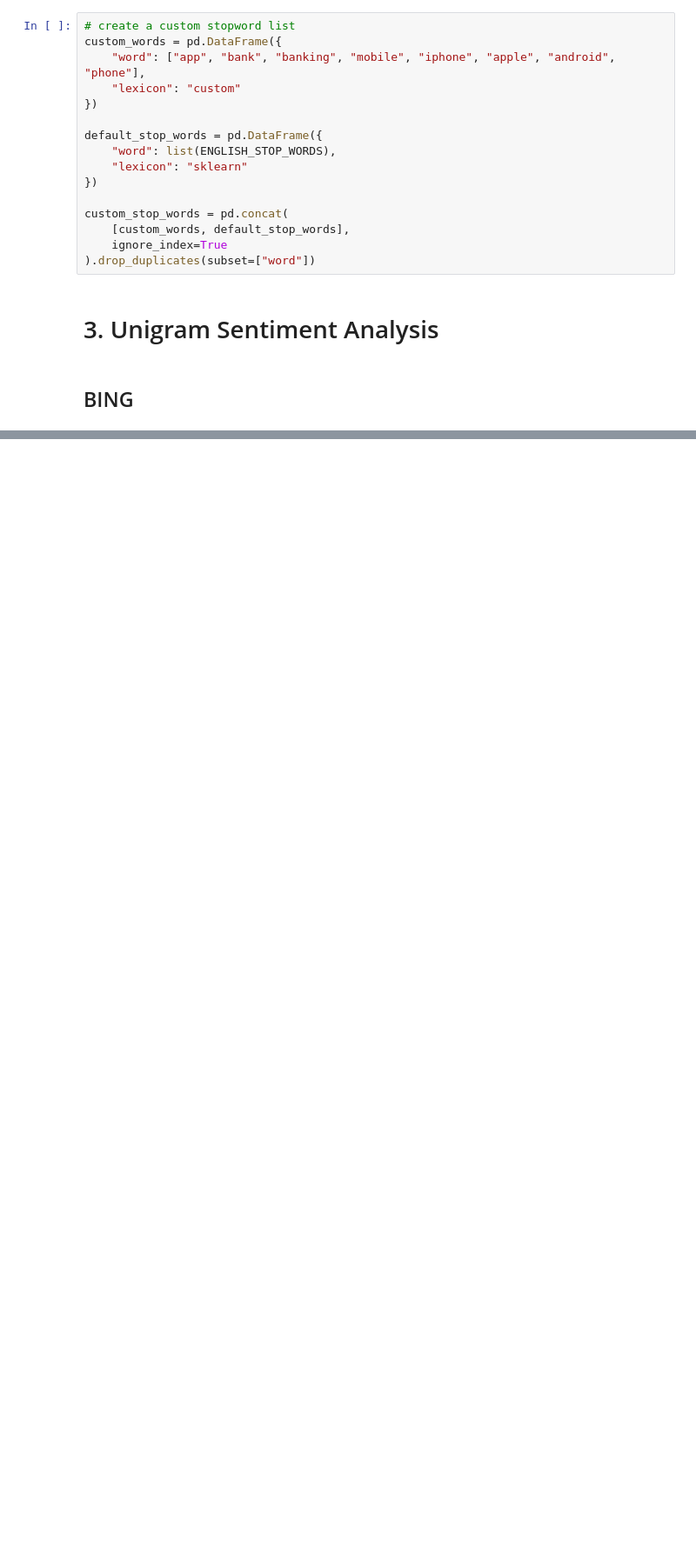
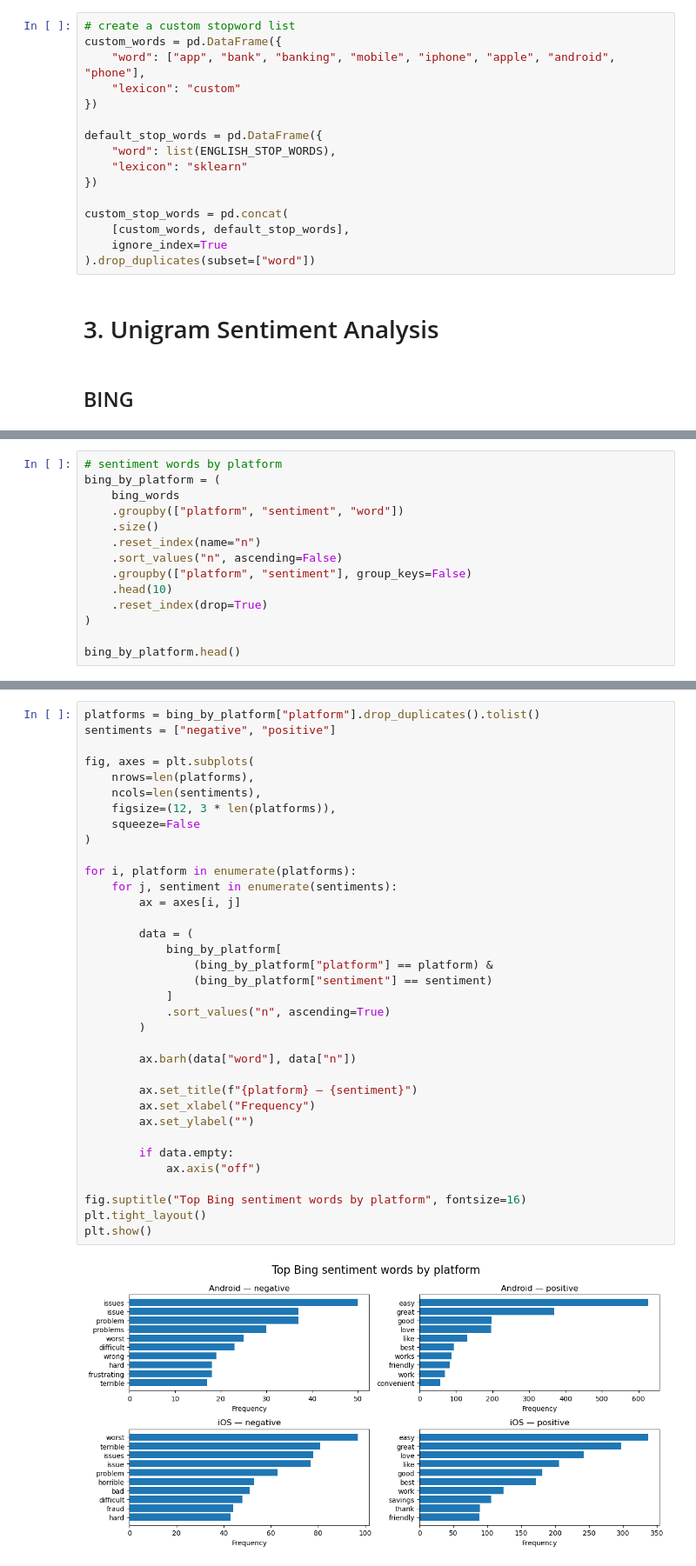
Before and after one commit to dpchi12/sentiment-analysis-for-banks-mobile-app-review, a Jupyter notebook: Model (new data)/new_data_sentiment_analysis.ipynb, the cells around one changed output, grey strips where cells are left out. Shown at 87% size. Cells and saved outputs as stored; diff of their text form; blank space fills up the shorter version.

```diff
--- a/Model (new data)/new_data_sentiment_analysis.ipynb
+++ b/Model (new data)/new_data_sentiment_analysis.ipynb
@@ -74,0 +352,14 @@ custom_stop_words = pd.concat(
+# %%
+# sentiment words by platform
+bing_by_platform = (
+    bing_words
+    .groupby(["platform", "sentiment", "word"])
+    .size()
+    .reset_index(name="n")
+    .sort_values("n", ascending=False)
+    .groupby(["platform", "sentiment"], group_keys=False)
+    .head(10)
+    .reset_index(drop=True)
+)
+
+bing_by_platform.head()
@@ -74,0 +373,37 @@ custom_stop_words = pd.concat(
+# %%
+platforms = bing_by_platform["platform"].drop_duplicates().tolist()
+sentiments = ["negative", "positive"]
+
+fig, axes = plt.subplots(
+    nrows=len(platforms),
+    ncols=len(sentiments),
+    figsize=(12, 3 * len(platforms)),
+    squeeze=False
+)
+
+for i, platform in enumerate(platforms):
+    for j, sentiment in enumerate(sentiments):
+        ax = axes[i, j]
+
+        data = (
+            bing_by_platform[
+                (bing_by_platform["platform"] == platform) &
+                (bing_by_platform["sentiment"] == sentiment)
+            ]
+            .sort_values("n", ascending=True)
+        )
+
+        ax.barh(data["word"], data["n"])
+
+        ax.set_title(f"{platform} — {sentiment}")
+        ax.set_xlabel("Frequency")
+        ax.set_ylabel("")
+
+        if data.empty:
+            ax.axis("off")
+
+fig.suptitle("Top Bing sentiment words by platform", fontsize=16)
+plt.tight_layout()
+plt.show()
+# %% [output]
+[figure, added]
```
Also changed, not shown: parts of 53 cells of this notebook, 1 other file.
